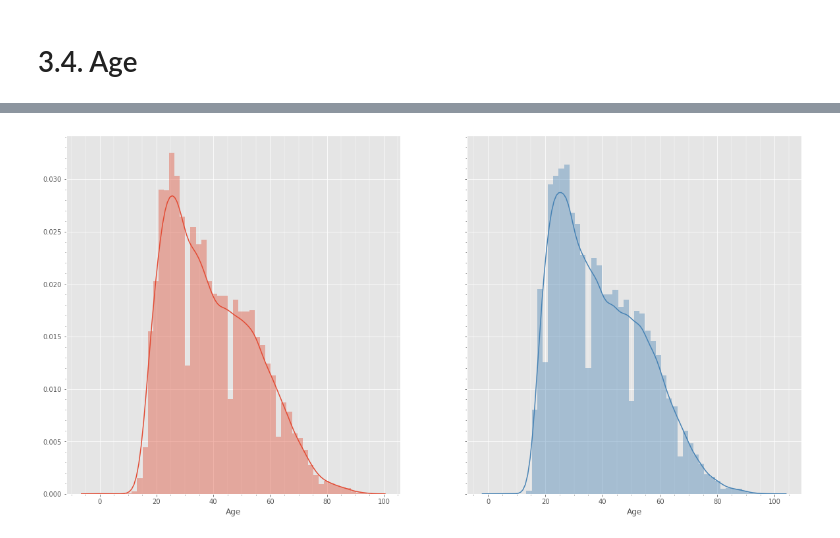
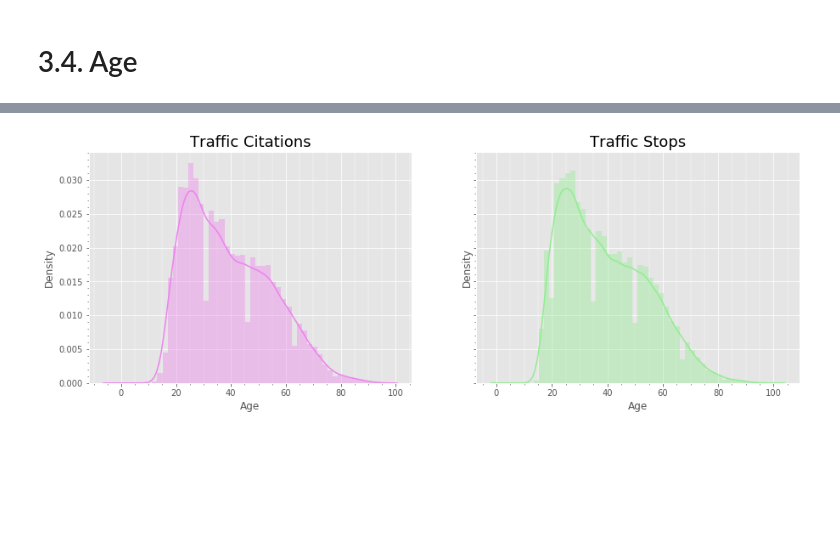
Before and after one commit to haleh-aleahmad/library_data_contest, a Jupyter notebook: Library Data Contest - Python.ipynb, the cells around one changed output, grey strips where cells are left out. Saved outputs shown, nothing was run; the diff lists cells and outputs as text; code cells hidden in the pictures; blank space fills up the shorter version.

```diff
--- a/Library Data Contest - Python.ipynb
+++ b/Library Data Contest - Python.ipynb
@@ -190,7 +206,8 @@ citations_df.loc[citations_df['Minute'] > 59,:]
 Remove the rows with unacceptale *Hour* and *Minute* and update *DateTime* object:
 # %%
 citations_df = citations_df[(0 <= citations_df['Minute']) & (citations_df['Minute']<= 59) &
-                            (0 <= citations_df['Hour'])   & (citations_df['Hour']  <= 24)]
+                            (0 <= citations_df['Hour'])   & (citations_df['Hour']  <= 24) &
+                            (citations_df['Year']  <= 2019)]
 citations_df['DateTime_Object'] = citations_df.apply(replace_time, axis = 1)
 citations_df.head(5)
 # %% [output]
@@ -232,7 +259,8 @@ stops_df['Hour'] = stops_df['Hour'].astype(int)
  '6' '13' '19' '2' '22' '3' '4' '5']
 # %%
 stops_df = stops_df[(0 <= stops_df['Minute']) & (stops_df['Minute'] <= 59) &
-                    (0 <= stops_df['Hour'])   & (stops_df['Hour']   <= 24)]
+                    (0 <= stops_df['Hour'])   & (stops_df['Hour']   <= 24) &
+                    (stops_df['Year']  <= 2019)]
 stops_df['DateTime_Object'] = stops_df.apply(replace_time, axis = 1)
 stops_df.head(5)
 # %% [output]
@@ -400,10 +620,20 @@ with plt.style.context('ggplot'):
 sns.set_palette(sns.hls_palette(2, l=.5, s=.9))
 with plt.style.context('ggplot'):
     with sns.color_palette(sns.hls_palette(2, l=.5, s=.9)):
-        fig, axes = plt.subplots(figsize = (15,5), nrows = 1, ncols = 2)
+        fig, axes = plt.subplots(figsize = (15,5), nrows = 1, ncols = 2, sharey = True)
 
         sns.countplot(x="Race", hue= "Sex" , data = citations_df, ax = axes[0],
-                     order = ['White', 'Black', 'Asian', 'Hispanic', 'Unknown'])
+                     order = ['White', 'Black', 'Asian', 'Hispanic', 'Unknown'],
+                     hue_order = ['Male', 'Female'])
         sns.countplot(x="Race", hue= "Sex" , data = stops_df, ax = axes[1],
-                     order = ['White', 'Black', 'Asian', 'Hispanic', 'Unknown'])
+                     order = ['White', 'Black', 'Asian', 'Hispanic', 'Unknown'],
+                     hue_order = ['Male', 'Female'])
+
+    axes[0].set_title('Traffic Citations')
+    axes[1].set_title('Traffic Stops')
+
+    axes[0].set_ylabel('Counts in 2017 and 2018')
+    axes[1].set_ylabel('Counts in 2017 and 2018')
+
+    fig.savefig('Plots/Fig12.png')
 # %% [output]
@@ -427,15 +657,22 @@ max         94.000000
 Name: Age, dtype: float64
 # %%
 with plt.style.context('ggplot'):
+        fig, axes = plt.subplots(figsize = (15,5), ncols = 2, nrows = 1, sharey = True)
 
-    fig, axes = plt.subplots(figsize = (20,10), ncols = 2, nrows = 1, sharey = True)
+        sns.distplot(citations_df['Age'].dropna(),  ax  = axes[0], color = 'violet')
+        axes[0].minorticks_on()
+        axes[0].xaxis.grid(b=True, which='minor', color='w', linewidth = 0.4)
 
-    sns.distplot(citations_df['Age'].dropna(),  ax  = axes[0])
-    axes[0].minorticks_on()
-    axes[0].xaxis.grid(b=True, which='minor', color='w', linewidth = 0.4)
+        sns.distplot(stops_df['Age'].dropna(),  ax  = axes[1], color = 'lightgreen')
+        axes[1].minorticks_on()
+        axes[1].xaxis.grid(b=True, which='minor', color='w', linewidth = 0.4)
 
-    sns.distplot(stops_df['Age'].dropna(),  ax  = axes[1], color = 'steelblue')
-    axes[1].minorticks_on()
-    axes[1].xaxis.grid(b=True, which='minor', color='w', linewidth = 0.4)
+        axes[0].set_title('Traffic Citations', fontsize = 18)
+        axes[1].set_title('Traffic Stops', fontsize = 18)
+
+        axes[0].set_ylabel('Density')
+        axes[1].set_ylabel('Density')
+
+        fig.savefig('Plots/Fig13.png')
 # %% [output]
-[figure, old version]
+[figure, new version]
```
Also changed, not shown: parts of 52 cells of this notebook, 24 other files.
